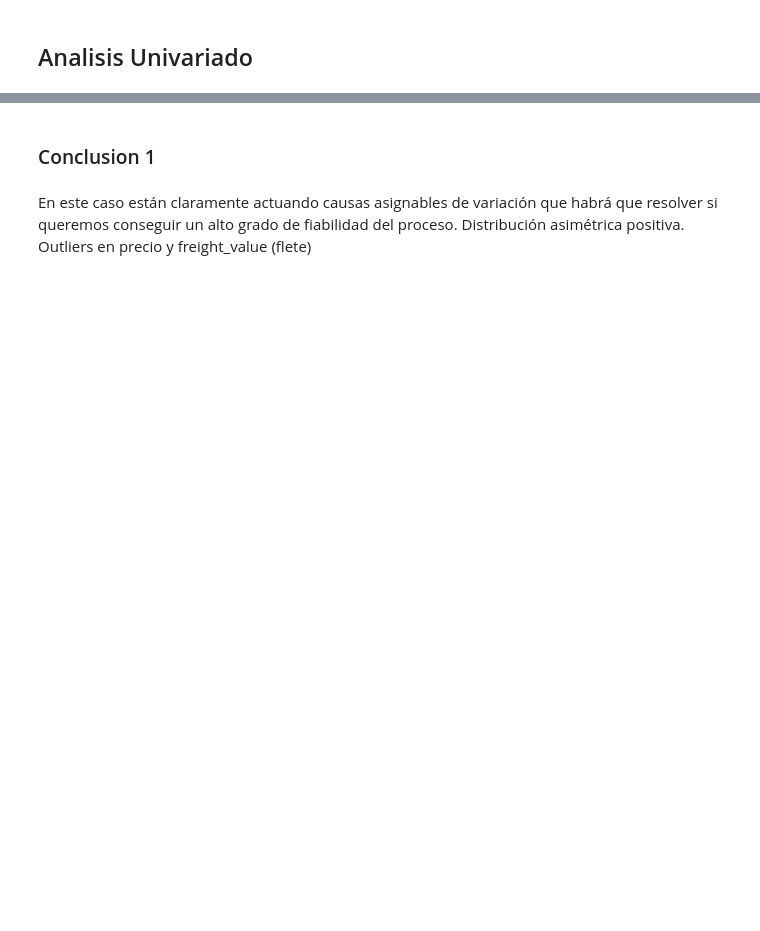
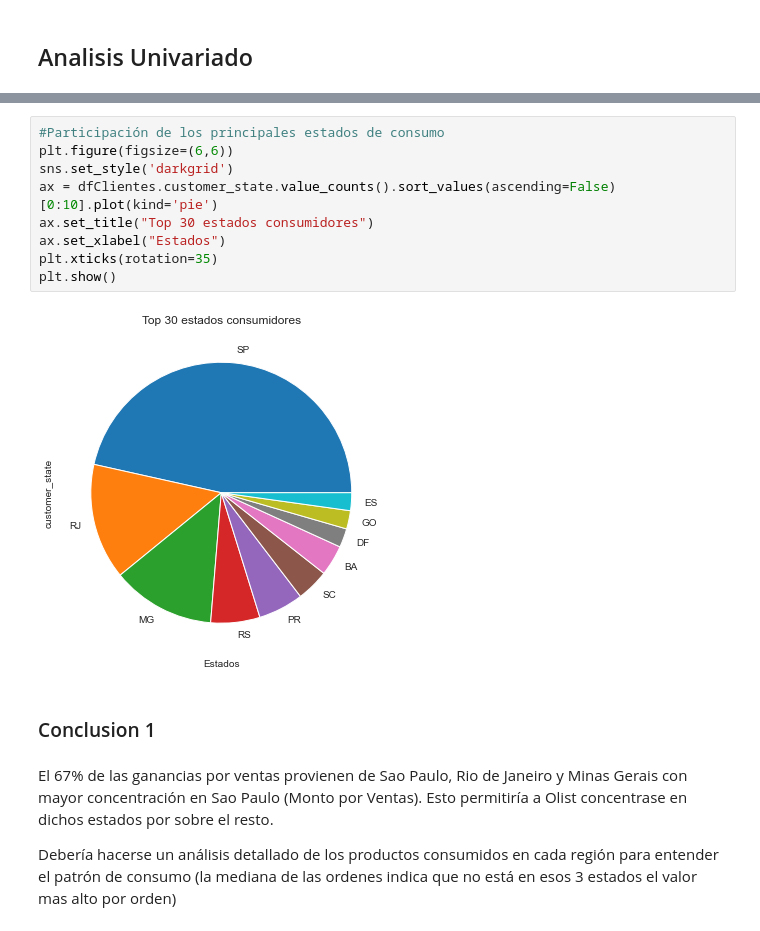
Before and after one commit to Triquin/TP-Final-DS, a Jupyter notebook: Entrega 1 - TP Final.ipynb, the cells around one changed output, grey strips where cells are left out. Saved outputs shown, nothing was run; the diff lists cells and outputs as text; blank space fills up the shorter version.

```diff
--- a/Entrega 1 - TP Final.ipynb
+++ b/Entrega 1 - TP Final.ipynb
@@ -356,6 +722,17 @@ lmplot(x='freight_value', y='price', data=dfOrderItems, fit_reg=True)
+# %%
+#Participación de los principales estados de consumo
+plt.figure(figsize=(6,6))
+sns.set_style('darkgrid')
+ax = dfClientes.customer_state.value_counts().sort_values(ascending=False)[0:10].plot(kind='pie')
+ax.set_title("Top 30 estados consumidores")
+ax.set_xlabel("Estados")
+plt.xticks(rotation=35)
+plt.show()
+# %% [output]
+[figure, added]
 # %% [markdown]
 ### Conclusion 1
 # %% [markdown]
-En este caso están claramente actuando causas asignables de variación que habrá que resolver si queremos conseguir un alto grado de fiabilidad del proceso.
-Distribución asimétrica positiva.
-Outliers en precio y freight_value (flete)
+El 67% de las ganancias por ventas provienen de Sao Paulo, Rio de Janeiro y Minas Gerais con mayor concentración en Sao Paulo (Monto por Ventas). Esto permitiría a Olist concentrase en dichos estados por sobre el resto.
+
+Debería hacerse un análisis detallado de los productos consumidos en cada región para entender el patrón de consumo (la mediana de las ordenes indica que no está en esos 3 estados el valor mas alto por orden)
```
Also changed, not shown: parts of 60 cells of this notebook.
